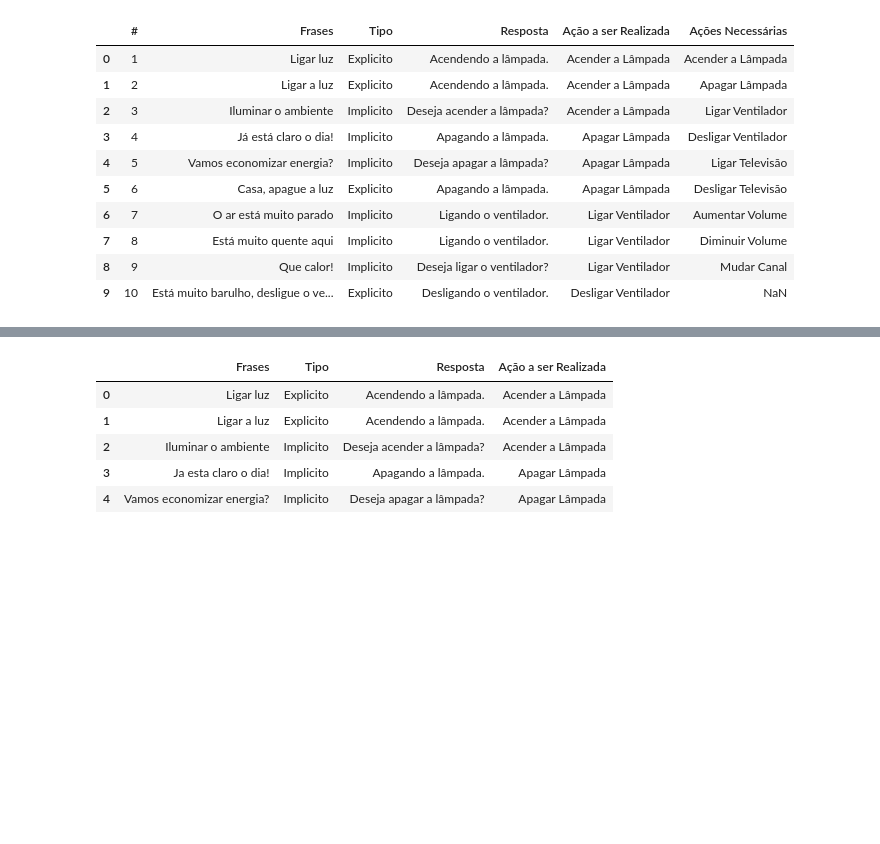
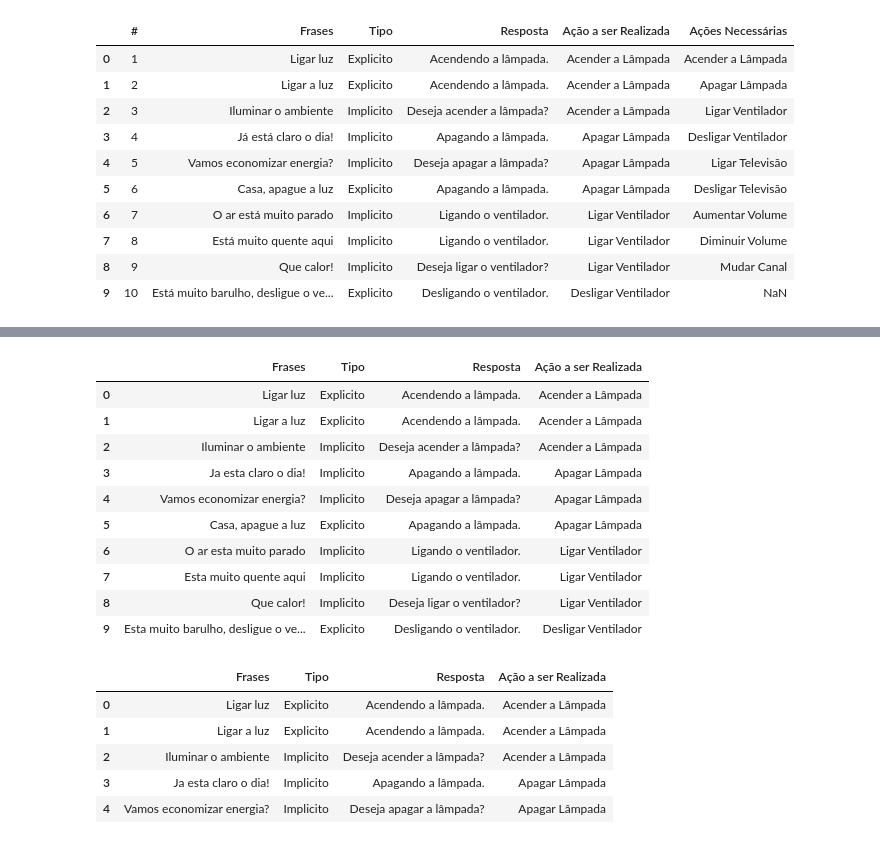
Before and after one commit to guilhermegiarola/TCC, a Jupyter notebook: TCC Machine Learning - W2V.ipynb, the cells around one changed output, grey strips where cells are left out. Drawn from its saved outputs; the diff is of its cells as text; code cells hidden in the pictures; blank space fills up the shorter version.

```diff
--- a/TCC Machine Learning - W2V.ipynb
+++ b/TCC Machine Learning - W2V.ipynb
@@ -31,6 +45,20 @@ df = df.drop(columns=['#', 'Ações Necessárias'])
 pd.set_option("display.max_rows", None, "display.max_columns", None)
 # %%
 df['Frases'] = df['Frases'].apply(unidecode)
+# %%
+df.head(10)
+# %% [output]
+|  | Frases | Tipo | Resposta | Ação a ser Realizada |
+| 0 | Ligar luz | Explicito | Acendendo a lâmpada. | Acender a Lâmpada |
+| 1 | Ligar a luz | Explicito | Acendendo a lâmpada. | Acender a Lâmpada |
+| 2 | Iluminar o ambiente | Implicito | Deseja acender a lâmpada? | Acender a Lâmpada |
+| 3 | Ja esta claro o dia! | Implicito | Apagando a lâmpada. | Apagar Lâmpada |
+| 4 | Vamos economizar energia? | Implicito | Deseja apagar a lâmpada? | Apagar Lâmpada |
+| 5 | Casa, apague a luz | Explicito | Apagando a lâmpada. | Apagar Lâmpada |
+| 6 | O ar esta muito parado | Implicito | Ligando o ventilador. | Ligar Ventilador |
+| 7 | Esta muito quente aqui | Implicito | Ligando o ventilador. | Ligar Ventilador |
+| 8 | Que calor! | Implicito | Deseja ligar o ventilador? | Ligar Ventilador |
+| 9 | Esta muito barulho, desligue o ve... | Explicito | Desligando o ventilador. | Desligar Ventilador |
 # %%
 def replace_i(v):
     return v.replace('í', 'i')
```
Also changed, not shown: parts of 15 cells of this notebook, 3 other files.
